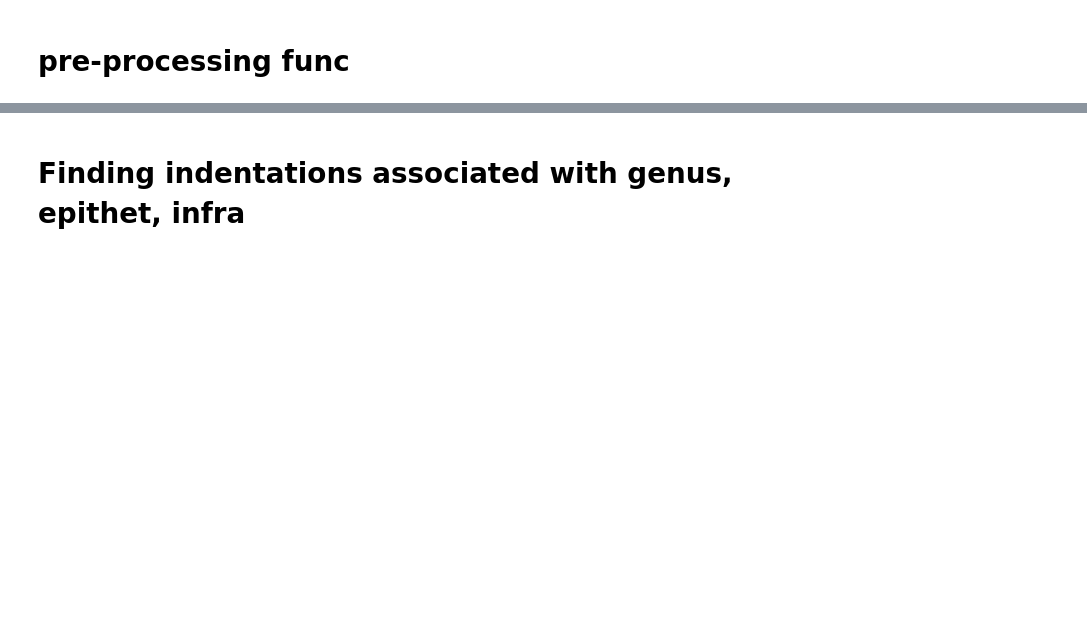
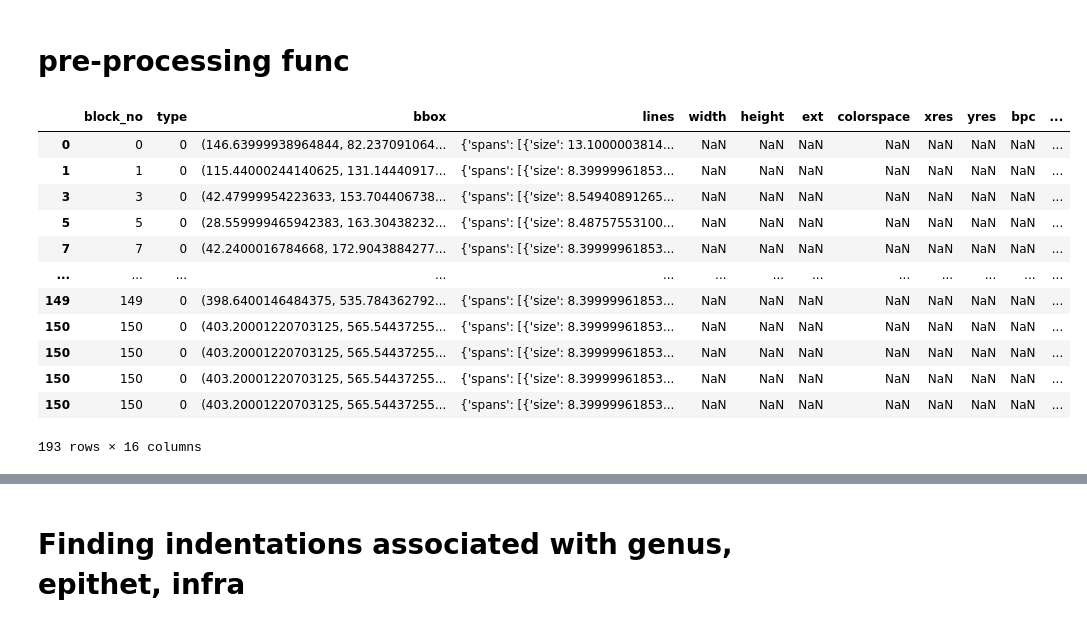
Before and after one commit to msedaghatpour/ExtractFlora, a Jupyter notebook: code/vol1_index_synonyms.ipynb, the cells around one changed output, grey strips where cells are left out. Saved outputs shown, nothing was run; the diff lists cells and outputs as text; code cells hidden in the pictures; blank space fills up the shorter version.

```diff
--- a/code/vol1_index_synonyms.ipynb
+++ b/code/vol1_index_synonyms.ipynb
@@ -265,3 +265,36 @@ def preprocessing(page_num, indent_err = 30):
     #print("indent groups:", indent_groups)
     #return updated page_df, pruned_words_df, indent groups
     return page_df.reset_index(), pruned_words_df, indent_groups
+# %%
+page_num = index[0] #tqdm(index)
+words_df = pd.DataFrame(pages[page_num].get_text_words(), columns =['in_x0', 'in_y0', 'in_x1', 'in_y1', 'word', 'block_no', 'line_no', 'word_no'])
+words_df['b_l_tuple'] = tuple(zip(words_df['block_no'], words_df['line_no']))
+#using get_text to extract 'size', 'flags', 'font'
+#NOTE: not sure if this is the best way to go about this ...
+content_blocks_df = pd.DataFrame(pages[page_num].get_text("dict")['blocks'])
+line_dicts = content_blocks_df[~content_blocks_df['lines'].isnull()].explode('lines', ignore_index=False)
+line_dicts
+
+#block_no is number
+#type is image vs text
+#NEW GOAL : for each exploded item --> get sub indexing for that region and use it as the
+#                                       line_no
+#                                       word_no
+
+line_dicts.set_index(['number',line_dicts.groupby('number').cumcount()]).rename_axis(['block_no','line_no']).tail(10)
+line_dicts[["_", "line_no"]]=['number',line_dicts.groupby('number').cumcount()]
+line_dicts.rename(columns={"number": "block_no"})
+# %% [output]
+|  | block_no | type | bbox | lines | width | height | ext | colorspace | xres | yres | bpc | ... |
+| 0 | 0 | 0 | (146.63999938964844, 82.237091064... | {'spans': [{'size': 13.1000003814... | NaN | NaN | NaN | NaN | NaN | NaN | NaN | ... |
+| 1 | 1 | 0 | (115.44000244140625, 131.14440917... | {'spans': [{'size': 8.39999961853... | NaN | NaN | NaN | NaN | NaN | NaN | NaN | ... |
+| 3 | 3 | 0 | (42.47999954223633, 153.704406738... | {'spans': [{'size': 8.54940891265... | NaN | NaN | NaN | NaN | NaN | NaN | NaN | ... |
+| 5 | 5 | 0 | (28.559999465942383, 163.30438232... | {'spans': [{'size': 8.48757553100... | NaN | NaN | NaN | NaN | NaN | NaN | NaN | ... |
+| 7 | 7 | 0 | (42.2400016784668, 172.9043884277... | {'spans': [{'size': 8.39999961853... | NaN | NaN | NaN | NaN | NaN | NaN | NaN | ... |
+| ... | ... | ... | ... | ... | ... | ... | ... | ... | ... | ... | ... | ... |
+| 149 | 149 | 0 | (398.6400146484375, 535.784362792... | {'spans': [{'size': 8.39999961853... | NaN | NaN | NaN | NaN | NaN | NaN | NaN | ... |
+| 150 | 150 | 0 | (403.20001220703125, 565.54437255... | {'spans': [{'size': 8.39999961853... | NaN | NaN | NaN | NaN | NaN | NaN | NaN | ... |
+| 150 | 150 | 0 | (403.20001220703125, 565.54437255... | {'spans': [{'size': 8.39999961853... | NaN | NaN | NaN | NaN | NaN | NaN | NaN | ... |
+| 150 | 150 | 0 | (403.20001220703125, 565.54437255... | {'spans': [{'size': 8.39999961853... | NaN | NaN | NaN | NaN | NaN | NaN | NaN | ... |
+| 150 | 150 | 0 | (403.20001220703125, 565.54437255... | {'spans': [{'size': 8.39999961853... | NaN | NaN | NaN | NaN | NaN | NaN | NaN | ... |
+193 rows × 16 columns
```
Also changed, not shown: parts of 2 cells of this notebook, 11 other files.
